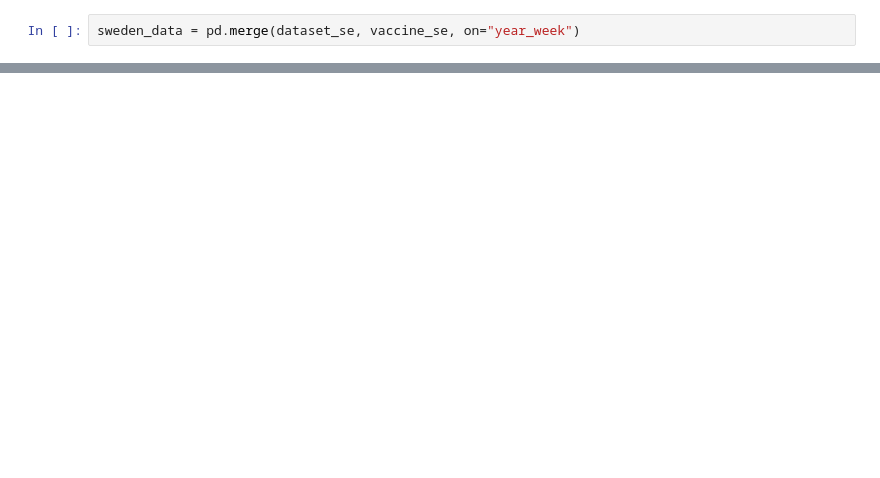
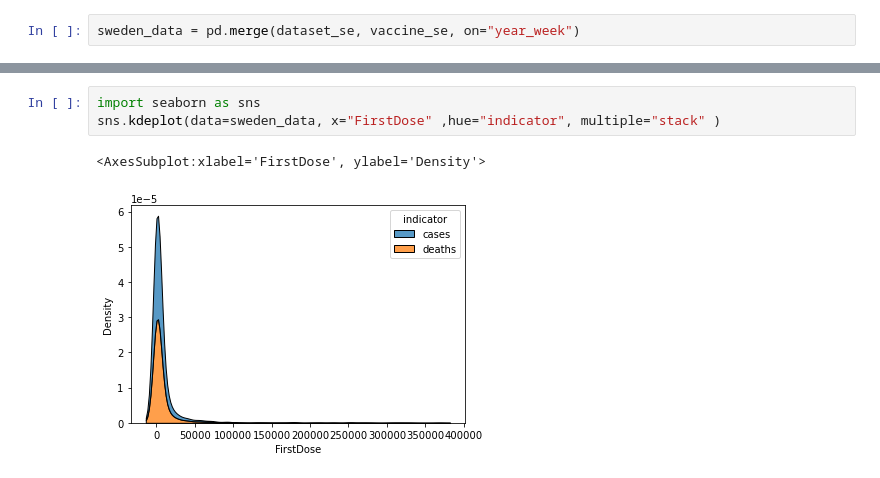
Before and after one commit to SSShinorina/Covid-19-Group-Work-, a Jupyter notebook: Covid-19.ipynb, the cells around one changed output, grey strips where cells are left out. Saved outputs shown, nothing was run; the diff lists cells and outputs as text; blank space fills up the shorter version.

```diff
--- a/Covid-19.ipynb
+++ b/Covid-19.ipynb
@@ -79,0 +128,6 @@ plt.show()
+# %%
+import seaborn as sns
+sns.kdeplot(data=sweden_data, x="FirstDose" ,hue="indicator", multiple="stack" )
+# %% [output]
+<AxesSubplot:xlabel='FirstDose', ylabel='Density'>
+[figure, added]
```
Also changed, not shown: parts of 14 cells of this notebook.
